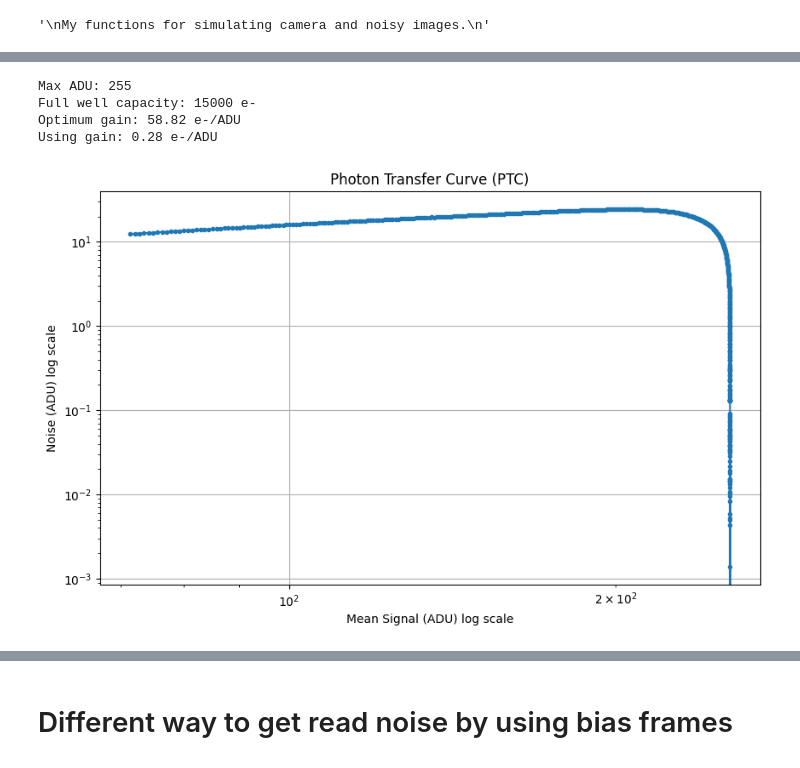
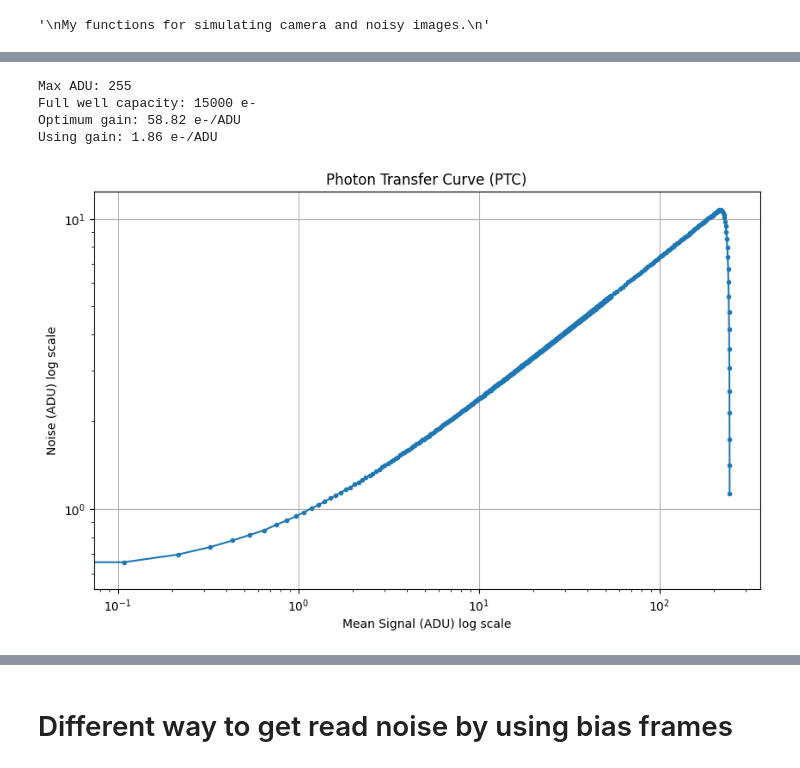
Before and after one commit to AyanS13/random_stuff, a Jupyter notebook: noise_analysis_2_PTC.ipynb, the cells around one changed output, grey strips where cells are left out. Cells and saved outputs as stored; diff of their text form; code cells hidden in the pictures.

```diff
--- a/noise_analysis_2_PTC.ipynb
+++ b/noise_analysis_2_PTC.ipynb
@@ -117,3 +117,16 @@ class SensorDigitizer:
         clipped_adu = np.clip(self.electron_to_adu_converter(), 0, self.max_adu)
         whole_clipeed_adu = np.floor(clipped_adu).astype(np.uint16)
         return whole_clipeed_adu
+# %%
+inter_pix_sens_sigma = 0.02
+
+read_noise_sigma = 1
+dc_bias_level = 20
+
+gain_in_dB = 30
+
+bit_depth = 8
+FWC = 15000  # full well capacity in electrons
+
+Exposure_TIME = 0.0 #s
+dark_current_rate = 0.0 # electrons per second per pixel
@@ -131,8 +207,6 @@ exposure_times = np.concatenate((exposure_times_1, exposure_times_2))  # , expos
 mean_signals = []
 var_signals = []
 
-a = np.random.randint(0, 10000, 1) #inter-pixel sensitivity is constant (fixed pattern noise)
-
 for i, exp_t in enumerate(exposure_times):
     # Generate a noiseless uniform image
     clean_image = generate_uniform_2d(size=512, intensity=100)  # 1000 photons/s/pixel
@@ -144,12 +218,12 @@ for i, exp_t in enumerate(exposure_times):
         b,c,d = np.random.randint(0, 10000, 3) # Random seeds for noise generation
         # Add noise
         noise_gen = SensorNoiseGenerator(
-            sens_sigma=0.05,
-            read_sigma=3.44,
-            dc_bias=20,
+            sens_sigma=inter_pix_sens_sigma,
+            read_sigma=read_noise_sigma,
+            dc_bias=dc_bias_level,
             clean_image_array=clean_image,
             exp_t=exp_t,
-            dark_rate=0.0,
+            dark_rate=dark_current_rate,
             sens_seed=a,
             read_seed=b,
             shot_seed=c,
@@ -160,42 +234,42 @@ for i, exp_t in enumerate(exposure_times):
 
         # Digitize the image
         digitizer = SensorDigitizer(
-            bit_depth=8,
-            gain_dB=46.5,
-            full_well_capacity=15000,
+            bit_depth=bit_depth,
+            gain_dB=gain_in_dB,
+            full_well_capacity=FWC,
             image_electrons=noisy_image
         )
 
         digitized_image = digitizer.adu_clipper()
         Flat_pairs.append(digitized_image)
 
     # Calculate mean and standard deviation of the signal
     # Convert to float to allow negative values and avoid wrap-around
     f1 = Flat_pairs[0].astype(np.float32)
     f2 = Flat_pairs[1].astype(np.float32)
-    mean_of_flats_ADU = np.mean((f1 + f2) / 2)
+    mean_of_flats_ADU = np.mean((f1 + f2) / 2) - np.mean(master_bias)
     var_of_flats_ADUsq = np.var(f1 - f2) / 2
 
     mean_signals.append(mean_of_flats_ADU)
     var_signals.append(var_of_flats_ADUsq)
 
 
 print(f"Max ADU: {digitizer.max_adu}")
 print(f"Full well capacity: {digitizer.full_well_capacity} e-")
 print(f"Optimum gain: {digitizer.gain_optimum:.2f} e-/ADU")
 print(f"Using gain: {digitizer.gain:.2f} e-/ADU")
 
 plt.figure(figsize=(10, 6))
 plt.loglog(mean_signals, np.sqrt(var_signals), marker='.')
 plt.title('Photon Transfer Curve (PTC)')
 plt.xlabel('Mean Signal (ADU) log scale')
 plt.ylabel('Noise (ADU) log scale')
 plt.grid()
 plt.show()
 # %% [output]
 Max ADU: 255
 Full well capacity: 15000 e-
 Optimum gain: 58.82 e-/ADU
-Using gain: 0.28 e-/ADU
+Using gain: 1.86 e-/ADU
-[figure, old version]
+[figure, new version]
 # %%
```
Also changed, not shown: parts of 3 cells of this notebook.
